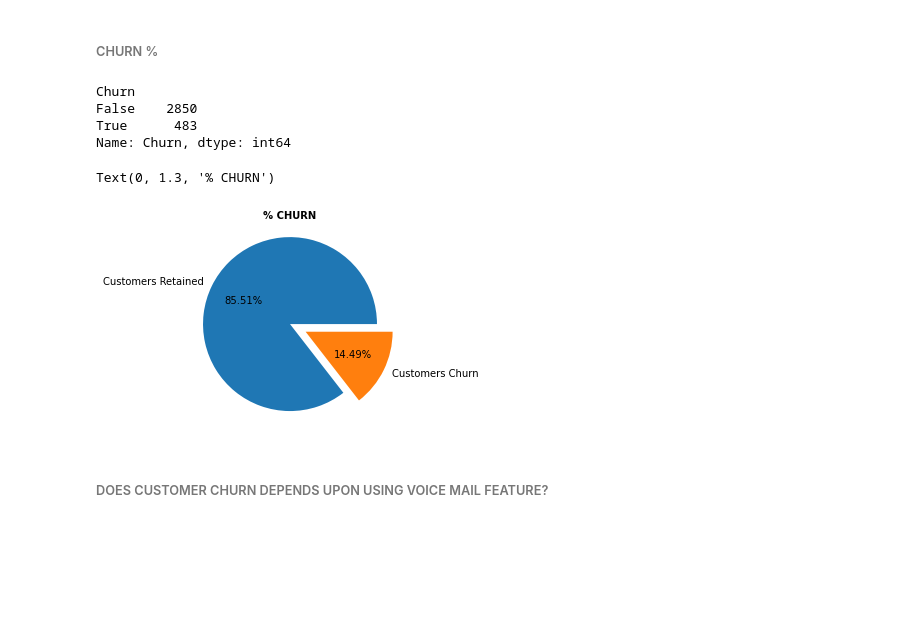
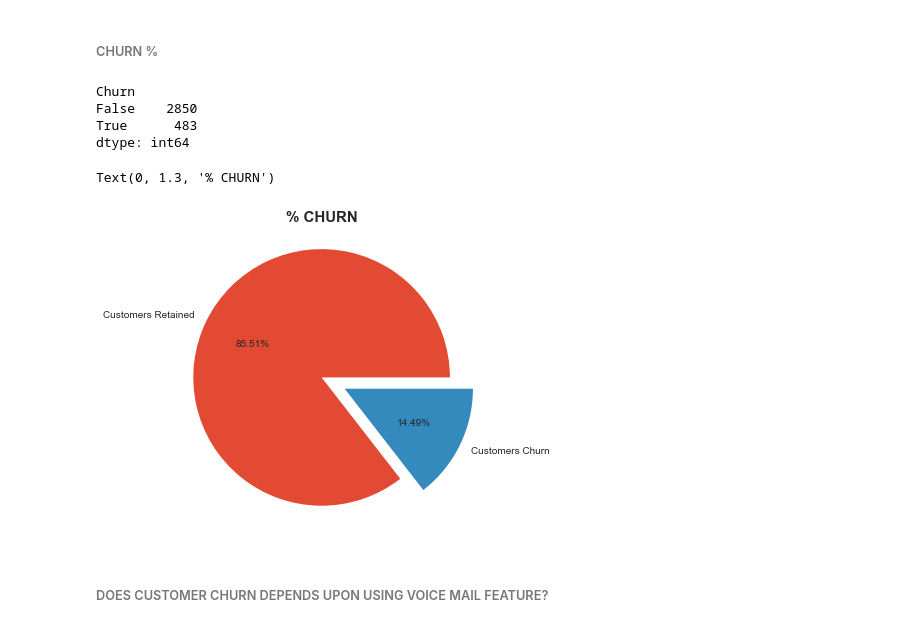
Before and after one commit to Harsshhhh/Telecom-Churn-Analysis-and-Prediction, a Jupyter notebook: Telecom_Churn_Analysis.ipynb, the cells around one changed output. Drawn from its saved outputs; the diff is of its cells as text; code cells hidden in the pictures; blank space fills up the shorter version.

```diff
--- a/Telecom_Churn_Analysis.ipynb
+++ b/Telecom_Churn_Analysis.ipynb
@@ -5,6 +5,7 @@ import numpy as np
 import pandas as pd
 import matplotlib.pyplot as plt
 import seaborn as sns
+plt.style.use('ggplot')
 # %%
 telecom = pd.read_csv("Telecom Churn.csv")
 # %%
@@ -61,19 +62,19 @@ churn_count
 # %% [markdown]
 ###### CHURN %
 # %%
-Count_by_churn= telecom.groupby("Churn")["Churn"].count()
+Count_by_churn= telecom.groupby("Churn").size()
 Count_by_churn
 # %% [output]
 Churn
 False    2850
 True      483
-Name: Churn, dtype: int64
+dtype: int64
 # %%
 plt.pie(Count_by_churn,labels= ['Customers Retained', 'Customers Churn'],autopct='%.2f%%',explode = [0,0.2])
-plt.text(x=0,y=1.3,s="% CHURN", fontweight='bold',horizontalalignment='center',verticalalignment='top')
+plt.text(x=0,y=1.3,s="% CHURN", fontweight='bold',fontsize=15,horizontalalignment='center',verticalalignment='top')
 # %% [output]
 Text(0, 1.3, '% CHURN')
-[figure, old version]
+[figure, new version]
 # %% [markdown]
 ###### DOES CUSTOMER CHURN DEPENDS UPON USING VOICE MAIL FEATURE?
 # %%
```
Also changed, not shown: parts of 27 cells of this notebook.
